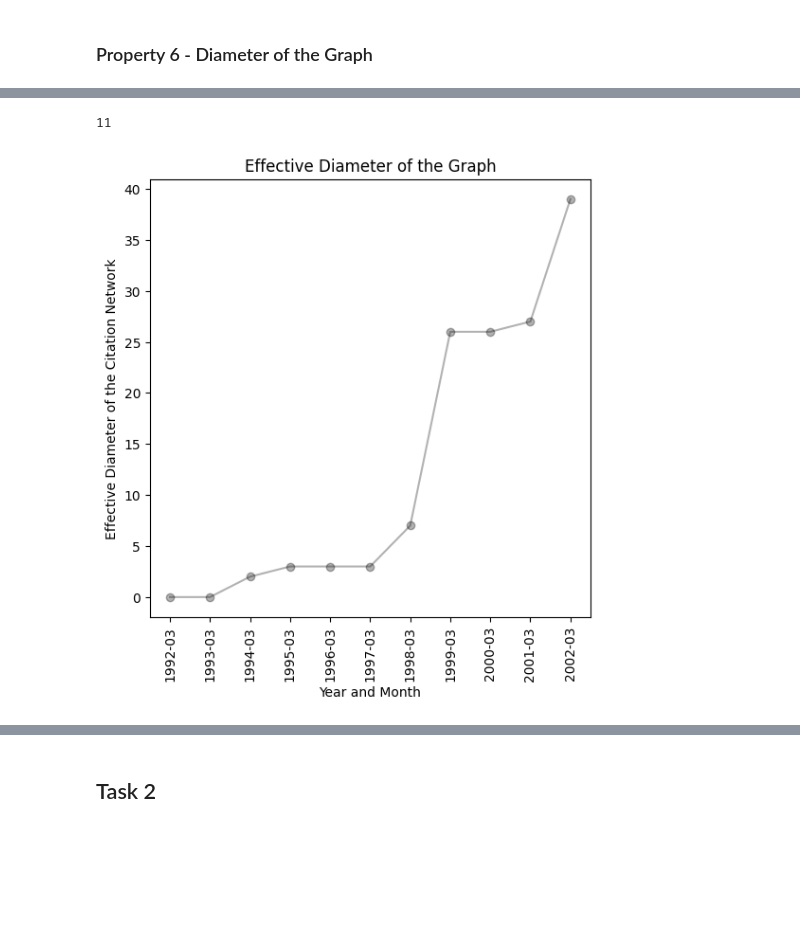
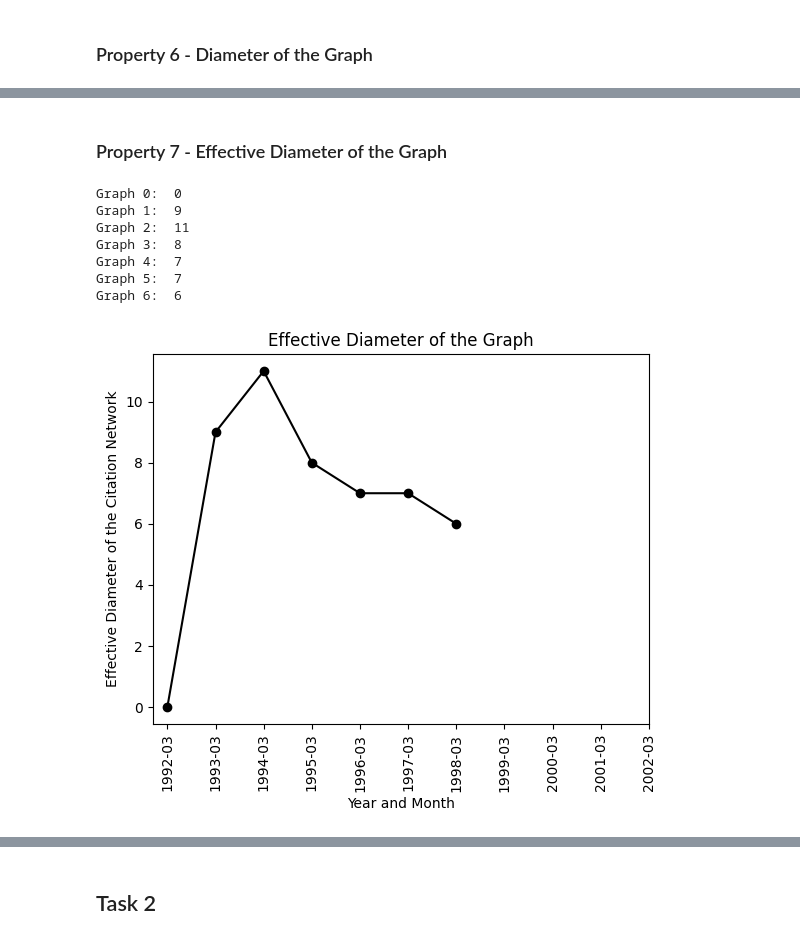
Before and after one commit to AdityaMishraOG/analyzing_citation_networks, a Jupyter notebook: 1.ipynb, the cells around one changed output, grey strips where cells are left out. Cells and saved outputs as stored; diff of their text form; code cells hidden in the pictures; blank space fills up the shorter version.

```diff
--- a/1.ipynb
+++ b/1.ipynb
@@ -481,15 +499,40 @@ Graph 10 has effective diameter: 11
+# %% [markdown]
+### Property 7 - Effective Diameter of the Graph
+# %%
+def calculate_effective_diameter(graph, alpha=0.9):
+    graph = graph.to_undirected()
+    all_shortest_paths = []
+    for source in graph.nodes:
+        paths = nx.shortest_path_length(graph, source=source)
+        all_shortest_paths.extend(paths.values())
+
+    all_shortest_paths.sort()
+    index = int(len(all_shortest_paths)*alpha)
+    return all_shortest_paths[index]
+
+arr = []
+for i, G in enumerate(G_array_yearly):
+    if i==7:
+        break
+    effective_diameter = calculate_effective_diameter(G, alpha=0.9)
+    print(f"Graph {i}: ", effective_diameter)
+    arr.append(effective_diameter)
+# %% [output]
+Graph 0:  0
+Graph 1:  9
+Graph 2:  11
+Graph 3:  8
+Graph 4:  7
+Graph 5:  7
+Graph 6:  6
 # %%
-print(len(G_array_yearly))
-plt.figure(figsize=(6, 6))
 
-plt.plot(x_time[::12], diameter_array, marker="o", color="black", alpha = 0.3)
+plt.plot(x_time[:80:12], arr, marker="o", color="black")
 plt.xlabel("Year and Month")
-# plt.xticks(every_12th_time, every_12th_time, rotation=90)
-plt.xticks(rotation=90)
+plt.xticks(every_12th_time, every_12th_time, rotation=90)
 plt.ylabel("Effective Diameter of the Citation Network")
 plt.title("Effective Diameter of the Graph")
-
-plt.show()
+# plt.show()
+plt.savefig("images/task1/property7.png")
 # %% [output]
-11
-[figure, old version]
+[figure, new version]
```
Also changed, not shown: parts of 67 cells of this notebook, 20 other files.
